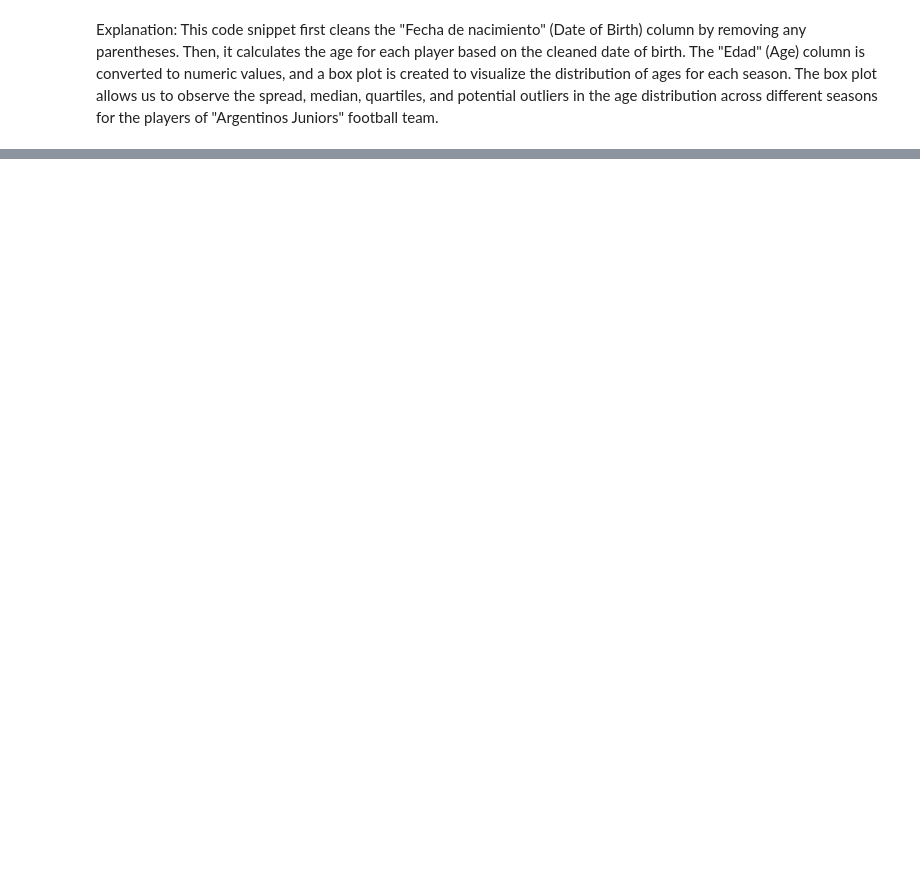
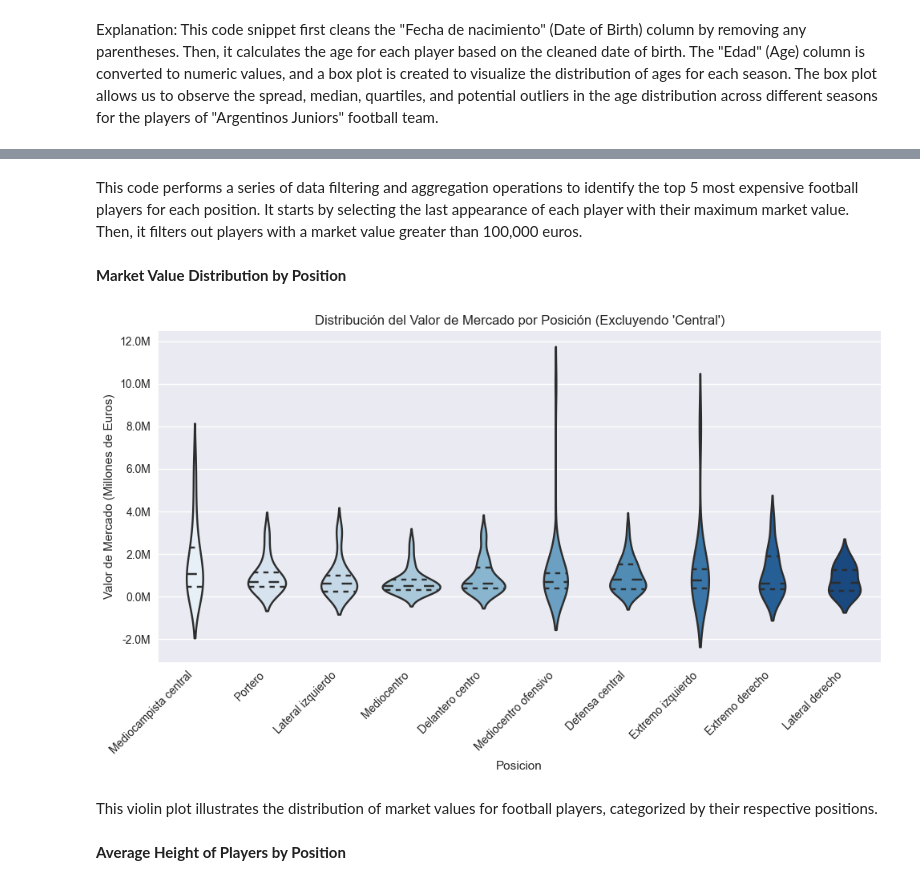
Before and after one commit to RODRIGORUBIO1991/PythonCode, a Jupyter notebook: Football/TransferMarket Argentinos Juniors.ipynb, the cells around one changed output, grey strips where cells are left out. Cells and saved outputs as stored; diff of their text form; code cells hidden in the pictures; blank space fills up the shorter version.

```diff
--- a/Football/TransferMarket Argentinos Juniors.ipynb
+++ b/Football/TransferMarket Argentinos Juniors.ipynb
@@ -300,0 +434,45 @@ Explanation: This code snippet first cleans the "Fecha de nacimiento" (Date of B
+# %% [markdown]
+ This code performs a series of data filtering and aggregation operations to identify the top 5 most expensive football players for each position. It starts by selecting the last appearance of each player with their maximum market value. Then, it filters out players with a market value greater than 100,000 euros.
+# %% [markdown]
+**Market Value Distribution by Position**
+# %%
+
+# Filtro para quedarse solo con la última aparición de cada jugador con su máximo valor de mercado
+filtered_df = df.loc[df.groupby("Jugadores")["Valor de mercado"].idxmax()]
+
+# Filtrar los jugadores con un valor de mercado mayor a 100,000 euros
+filtered_df = filtered_df[filtered_df["Valor de mercado"] > 100000]
+
+# Filtrar la posición "Central"
+filtered_df = filtered_df[filtered_df["Posicion"] != "Central"]
+
+# Configurar el estilo del gráfico
+plt.style.use("seaborn")
+
+# Crear el gráfico de violín
+plt.figure(figsize=(10, 6))
+sns.violinplot(data=filtered_df, x="Posicion", y="Valor de mercado", palette="Blues", inner="quartile")
+
+# Formatear el eje Y para mostrar los valores en millones y sin notación exponencial
+def millions_formatter(x, pos):
+    return f'{x / 1e6:.1f}M'
+
+plt.gca().yaxis.set_major_formatter(FuncFormatter(millions_formatter))
+
+# Etiquetas del eje X inclinadas a 45 grados
+plt.xticks(rotation=45, ha='right')
+
+# Etiquetas de los ejes y título del gráfico
+plt.xlabel("Posicion")
+plt.ylabel("Valor de Mercado (Millones de Euros)")
+plt.title("Distribución del Valor de Mercado por Posición (Excluyendo 'Central')")
+
+# Mostrar el gráfico
+plt.tight_layout()
+plt.show()
+# %% [output]
+[figure, added]
+# %% [markdown]
+ This violin plot illustrates the distribution of market values for football players, categorized by their respective positions.
+# %% [markdown]
+**Average Height of Players by Position**
```
Also changed, not shown: parts of 23 cells of this notebook.
